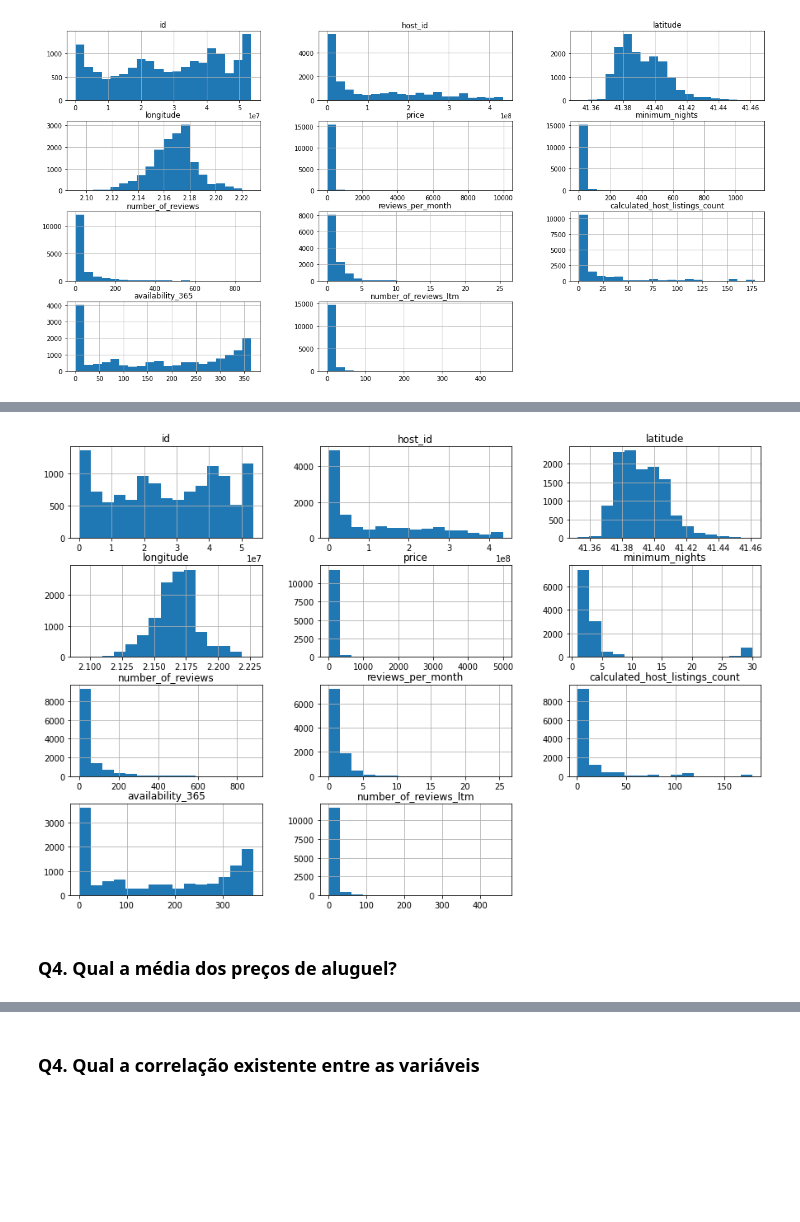
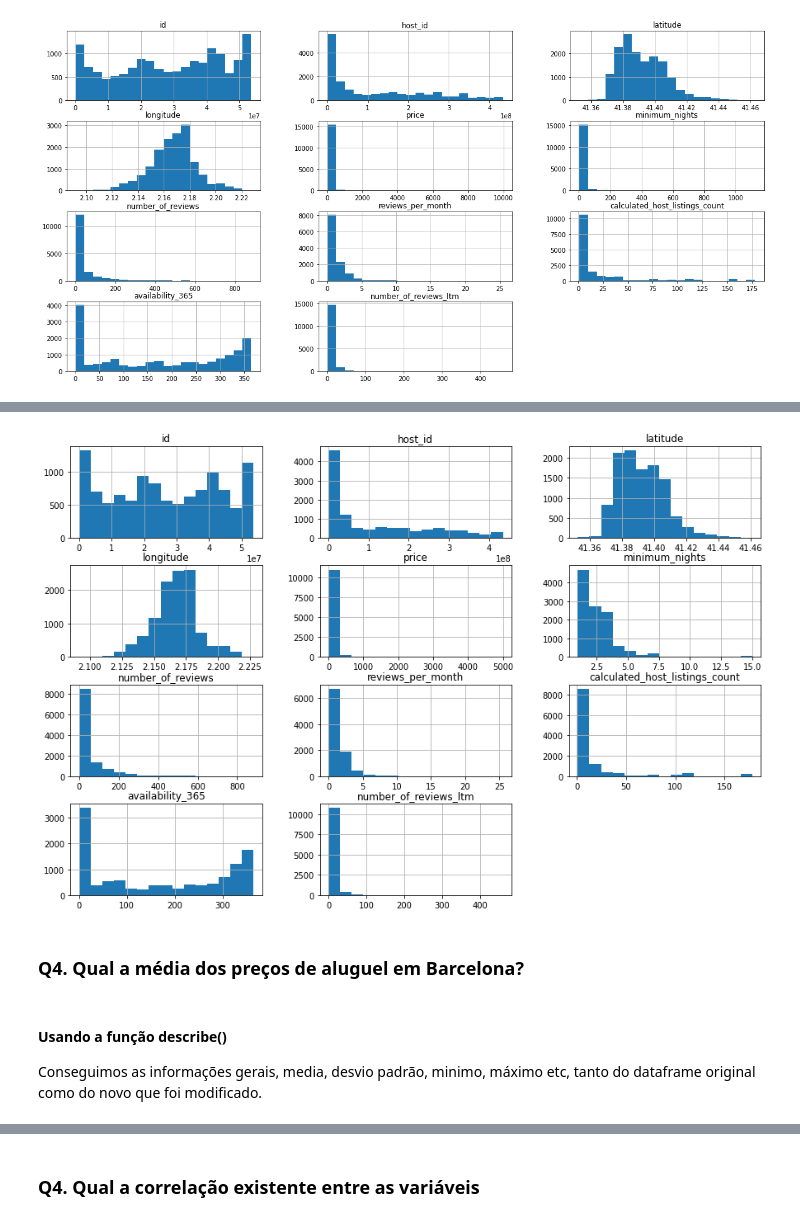
Before and after one commit to israelruiz2005/Analisando_os_Dados_do_Airbnb_Barcelona, a Jupyter notebook: Analisando_os_Dados_do_Airbnb_Barcelona.ipynb, the cells around one changed output, grey strips where cells are left out. Drawn from its saved outputs; the diff is of its cells as text; code cells hidden in the pictures; blank space fills up the shorter version.

```diff
--- a/Analisando_os_Dados_do_Airbnb_Barcelona.ipynb
+++ b/Analisando_os_Dados_do_Airbnb_Barcelona.ipynb
@@ -161,12 +163,26 @@ Para ajustar o dataset retiraremos das analise as colunas abaixo:
 # %%
+# Cria novo dataframe preservando os dataframe original
 df_novo = df.copy()
 
-df_novo.drop(df_novo[df_novo.price > 5000].index, axis=0,inplace=True)
-df_novo.drop(df_novo[df_novo.minimum_nights > 30].index, axis=0, inplace=True)
+# Cria filtros
+filtro_price_5000 = df_novo.price > 5000
+filtro_minimum_nights_15 = df_novo.minimum_nights > 15
+
+# Aplica filtros
+df_novo.drop(df_novo[filtro_price_5000].index, axis=0,inplace=True)
+df_novo.drop(df_novo[filtro_minimum_nights_15].index, axis=0, inplace=True)
+
+# Remove coluna license
 df_novo.drop('license',axis=1,inplace=True)
+
+# Imprime os gráficos de histograma
 df_novo.hist(bins=15, figsize=(15,10));
 # %% [output]
-[figure, old version]
+[figure, new version]
 # %% [markdown]
-### **Q4. Qual a média dos preços de aluguel?**
+### **Q4. Qual a média dos preços de aluguel em Barcelona?**
+# %% [markdown]
+#### Usando a função describe()
+
+Conseguimos as informações gerais, media, desvio padrão, minimo, máximo etc, tanto do dataframe original como do novo que foi modificado.
 # %%
```
Also changed, not shown: parts of 26 cells of this notebook.
